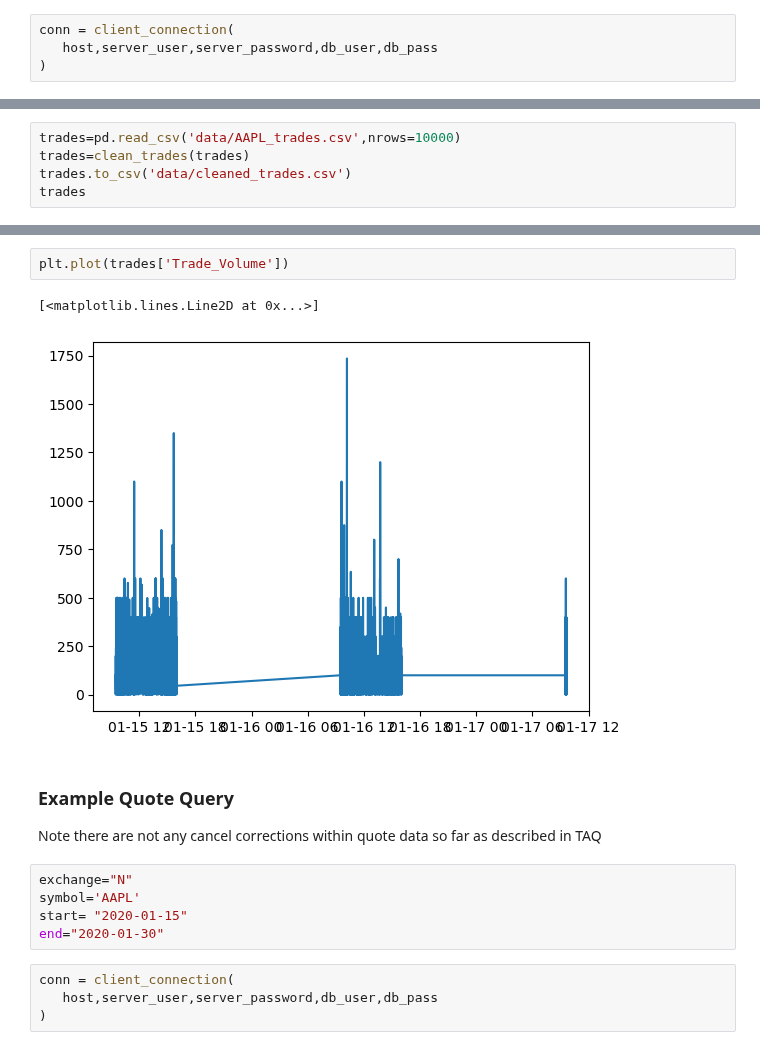
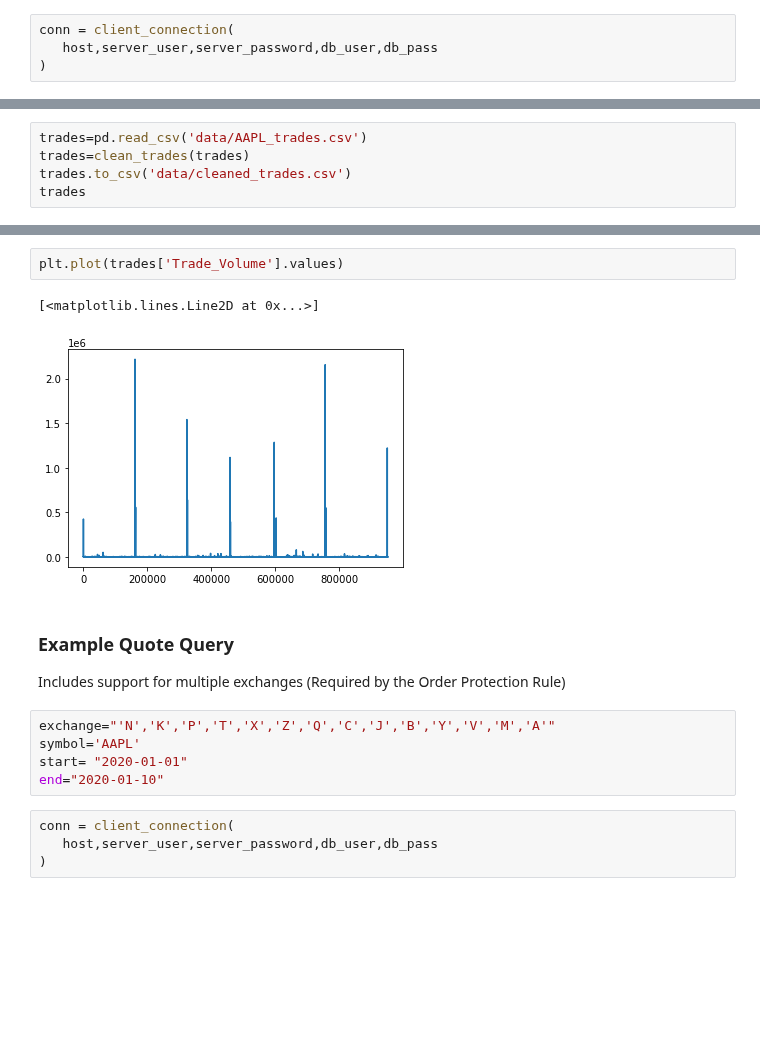
Before and after one commit to AMS-QF/TAQ-Data, a Jupyter notebook: Example_Data_NB.ipynb, the cells around one changed output, grey strips where cells are left out. Cells and saved outputs as stored; diff of their text form; blank space fills up the shorter version.

Commit message:
multi-exchange support

```diff
--- a/Example_Data_NB.ipynb
+++ b/Example_Data_NB.ipynb
@@ -54,6 +56,6 @@ Trade Query for N AAPL 2020-01-15 2020-01-30
 INFO:paramiko.transport.sftp:[chan 1] Opened sftp connection (server version 3)
 # %%
-trades=pd.read_csv('data/AAPL_trades.csv',nrows=10000)
+trades=pd.read_csv('data/AAPL_trades.csv')
 trades=clean_trades(trades)
 trades.to_csv('data/cleaned_trades.csv')
 trades
@@ -79,17 +81,17 @@ plt.plot(trades['Trade_Price'])
 # %%
-plt.plot(trades['Trade_Volume'])
+plt.plot(trades['Trade_Volume'].values)
 # %% [output]
 [<matplotlib.lines.Line2D at 0x...>]
-[figure, old version]
+[figure, new version]
-# %% [markdown]
-### Example Quote Query
-
-Note there are not any cancel corrections within quote data so far as described in TAQ
+# %% [markdown]
+### Example Quote Query
+
+Includes support for multiple exchanges (Required by the Order Protection Rule)
 # %%
-exchange="N"
+exchange="'N','K','P','T','X','Z','Q','C','J','B','Y','V','M','A'"
 symbol='AAPL'
-start= "2020-01-15"
-end="2020-01-30"
+start= "2020-01-01"
+end="2020-01-10"
 # %%
 conn = client_connection(
    host,server_user,server_password,db_user,db_pass
```
Also changed, not shown: parts of 12 cells of this notebook.
